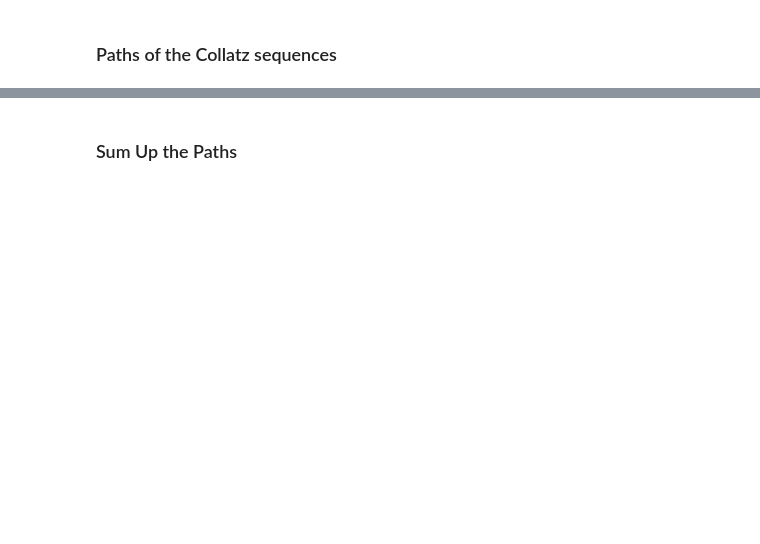
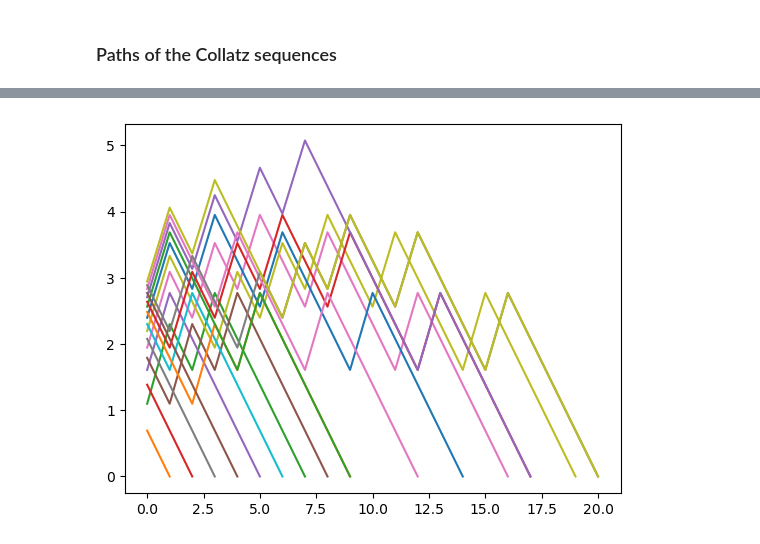
Before and after one commit to ayuram/collatz-conjecture, a Jupyter notebook: main.ipynb, the cells around one changed output, grey strips where cells are left out. Cells and saved outputs as stored; diff of their text form; code cells hidden in the pictures; blank space fills up the shorter version.

```diff
--- a/main.ipynb
+++ b/main.ipynb
@@ -45,2 +57,10 @@ plt.show()
-# %% [markdown]
-### Sum Up the Paths
+# %%
+import matplotlib.pyplot as plt
+from tqdm import tqdm
+import math
+
+for i in tqdm(range(1, SCOPE)):
+    plt.plot([math.log(n) for n in sequences[i]])
+plt.show()
+# %% [output]
+[figure, added]
```
Also changed, not shown: parts of 15 cells of this notebook.
